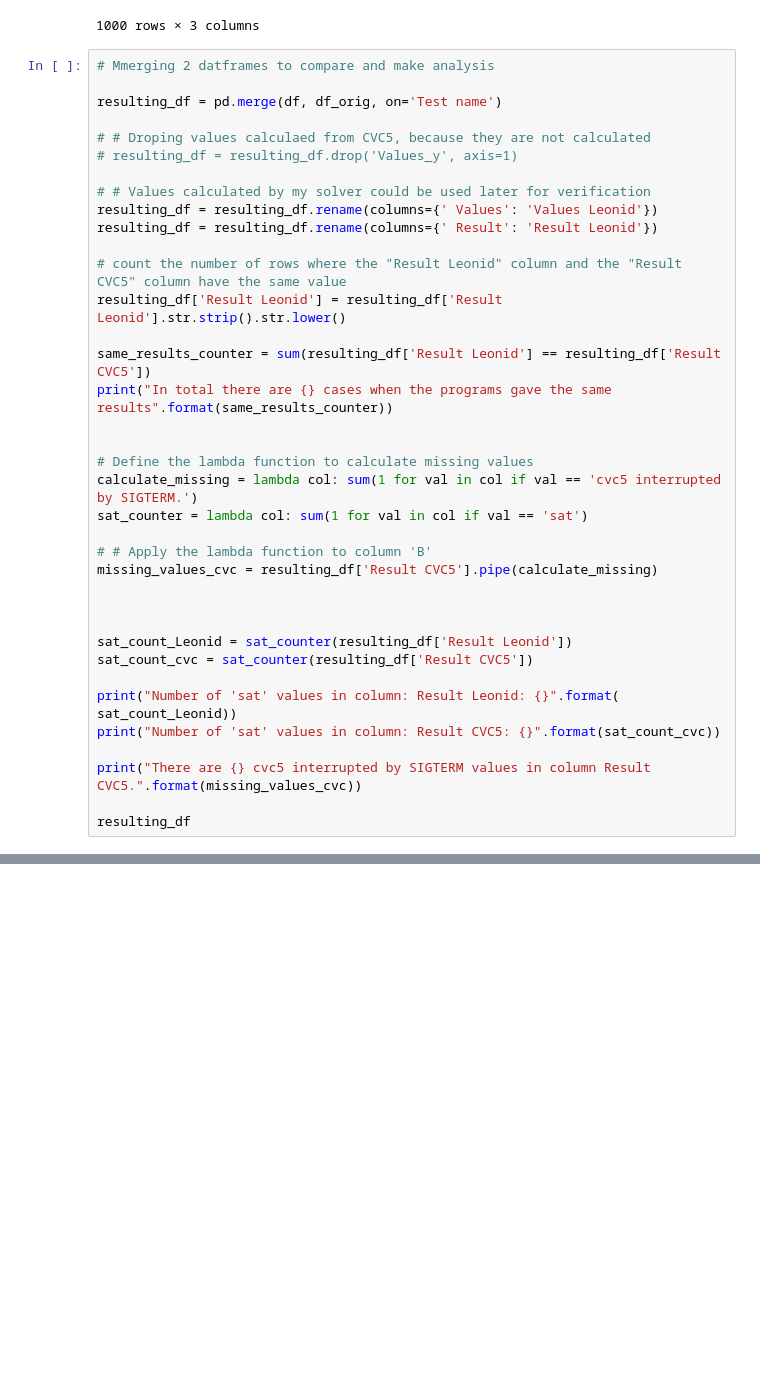
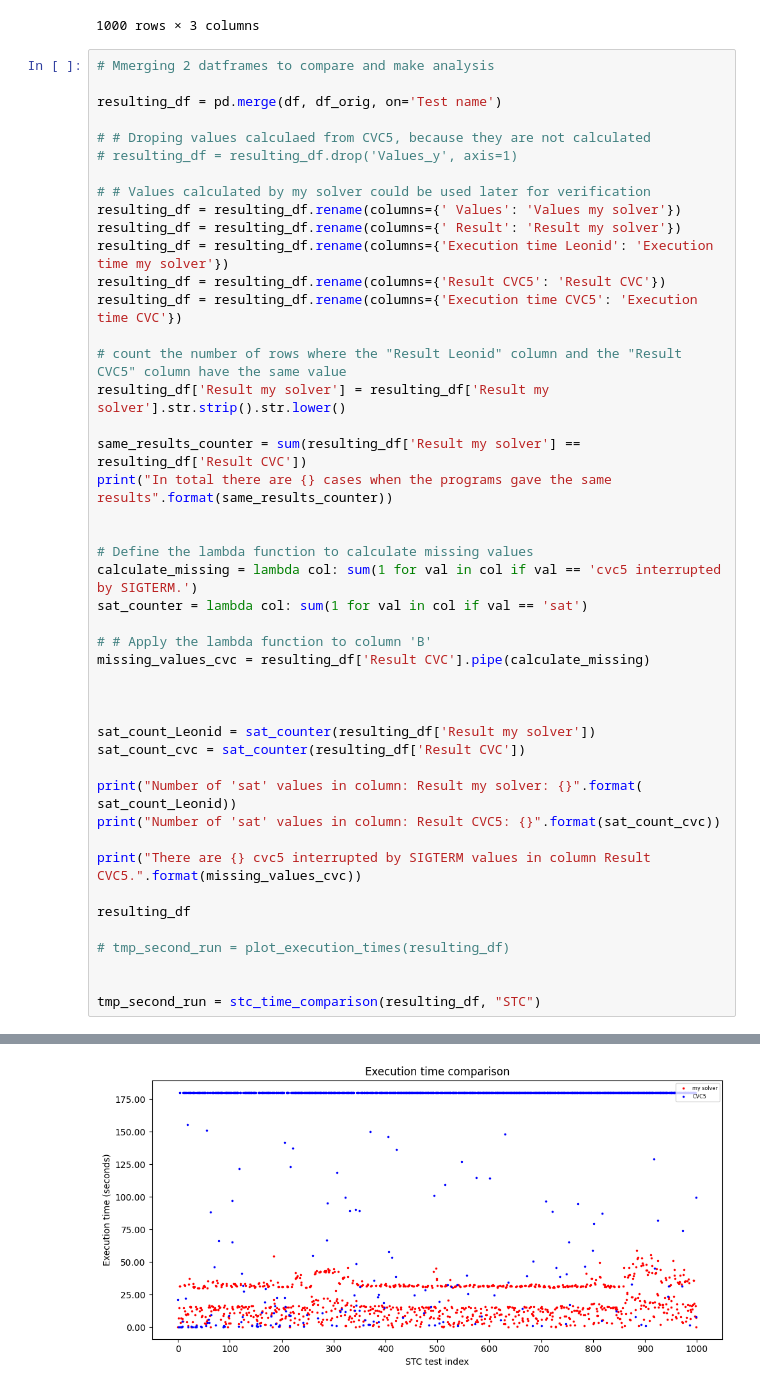
Before and after one commit to burbyleonid/BIE-BAP, a Jupyter notebook: code/src/analysis.ipynb, the cells around one changed output, grey strips where cells are left out. Saved outputs shown, nothing was run; the diff lists cells and outputs as text; blank space fills up the shorter version.

Commit message:
All math and diagrams

```diff
--- a/code/src/analysis.ipynb
+++ b/code/src/analysis.ipynb
@@ -219,13 +219,16 @@ resulting_df = pd.merge(df, df_orig, on='Test name')
 # resulting_df = resulting_df.drop('Values_y', axis=1)
 
 # # Values calculated by my solver could be used later for verification
-resulting_df = resulting_df.rename(columns={' Values': 'Values Leonid'})
-resulting_df = resulting_df.rename(columns={' Result': 'Result Leonid'})
+resulting_df = resulting_df.rename(columns={' Values': 'Values my solver'})
+resulting_df = resulting_df.rename(columns={' Result': 'Result my solver'})
+resulting_df = resulting_df.rename(columns={'Execution time Leonid': 'Execution time my solver'})
+resulting_df = resulting_df.rename(columns={'Result CVC5': 'Result CVC'})
+resulting_df = resulting_df.rename(columns={'Execution time CVC5': 'Execution time CVC'})
 
 # count the number of rows where the "Result Leonid" column and the "Result CVC5" column have the same value
-resulting_df['Result Leonid'] = resulting_df['Result Leonid'].str.strip().str.lower()
+resulting_df['Result my solver'] = resulting_df['Result my solver'].str.strip().str.lower()
 
-same_results_counter = sum(resulting_df['Result Leonid'] == resulting_df['Result CVC5'])
+same_results_counter = sum(resulting_df['Result my solver'] == resulting_df['Result CVC'])
 print("In total there are {} cases when the programs gave the same results".format(same_results_counter))
 
 
@@ -234,18 +237,23 @@ calculate_missing = lambda col: sum(1 for val in col if val == 'cvc5 interrupted
 sat_counter = lambda col: sum(1 for val in col if val == 'sat')
 
 # # Apply the lambda function to column 'B'
-missing_values_cvc = resulting_df['Result CVC5'].pipe(calculate_missing)
+missing_values_cvc = resulting_df['Result CVC'].pipe(calculate_missing)
 
 
 
-sat_count_Leonid = sat_counter(resulting_df['Result Leonid'])
-sat_count_cvc = sat_counter(resulting_df['Result CVC5'])
+sat_count_Leonid = sat_counter(resulting_df['Result my solver'])
+sat_count_cvc = sat_counter(resulting_df['Result CVC'])
 
-print("Number of 'sat' values in column: Result Leonid: {}".format( sat_count_Leonid))
+print("Number of 'sat' values in column: Result my solver: {}".format( sat_count_Leonid))
 print("Number of 'sat' values in column: Result CVC5: {}".format(sat_count_cvc))
 
 print("There are {} cvc5 interrupted by SIGTERM values in column Result CVC5.".format(missing_values_cvc))
 
 resulting_df
+
+# tmp_second_run = plot_execution_times(resulting_df)
+
+
+tmp_second_run = stc_time_comparison(resulting_df, "STC")
 # %% [output]
 In total there are 169 cases when the programs gave the same results
@@ -267,0 +263 @@ There are 831 cvc5 interrupted by SIGTERM values in column Result CVC5.
+[figure, added]
```
Also changed, not shown: parts of 7 cells of this notebook, 1 other file.
